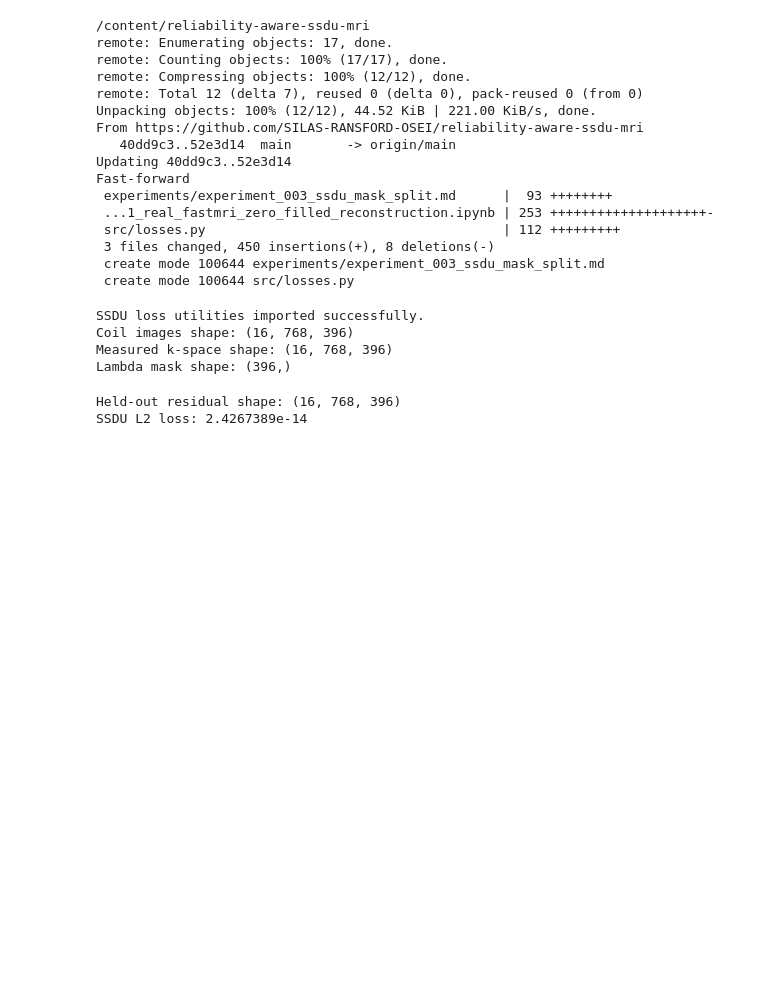
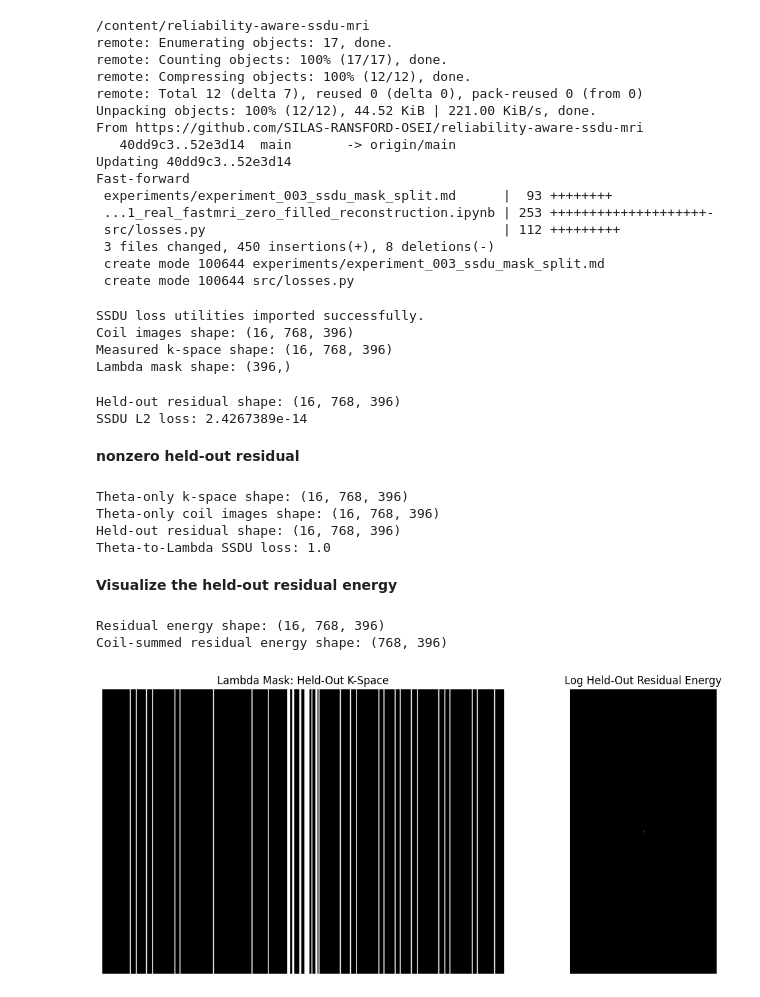
Before and after one commit to SILAS-RANSFORD-OSEI/reliability-aware-ssdu-mri, a Jupyter notebook: notebooks/01_real_fastmri_zero_filled_reconstruction.ipynb, the cells around one changed output. Drawn from its saved outputs; the diff is of its cells as text; code cells hidden in the pictures; blank space fills up the shorter version.

Commit message:
Update notebook with backprojected held-out residual energy

```diff
--- a/notebooks/01_real_fastmri_zero_filled_reconstruction.ipynb
+++ b/notebooks/01_real_fastmri_zero_filled_reconstruction.ipynb
@@ -590,3 +590,71 @@ print("SSDU L2 loss:", loss)
 # %% [output]
 Held-out residual shape: (16, 768, 396)
 SSDU L2 loss: 2.4267389e-14
+# %% [markdown]
+**nonzero held-out residual**
+# %%
+from losses import heldout_kspace_residual, ssdu_l2_loss, expand_mask
+from transforms import ifft2c
+import numpy as np
+
+# Expand Theta mask to match multicoil k-space shape
+theta_expanded = expand_mask(theta_mask, kspace_slice.shape)
+
+# Use only Theta k-space for reconstruction
+kspace_theta = theta_expanded * kspace_slice
+
+# Reconstruct coil images from Theta only
+coil_images_theta = ifft2c(kspace_theta)
+
+# Evaluate against held-out Lambda measurements
+residual_theta_lambda = heldout_kspace_residual(
+    reconstructed_coil_images=coil_images_theta,
+    measured_kspace=kspace_slice,
+    lambda_mask=lambda_mask,
+)
+
+loss_theta_lambda = ssdu_l2_loss(
+    reconstructed_coil_images=coil_images_theta,
+    measured_kspace=kspace_slice,
+    lambda_mask=lambda_mask,
+)
+
+print("Theta-only k-space shape:", kspace_theta.shape)
+print("Theta-only coil images shape:", coil_images_theta.shape)
+print("Held-out residual shape:", residual_theta_lambda.shape)
+print("Theta-to-Lambda SSDU loss:", loss_theta_lambda)
+# %% [output]
+Theta-only k-space shape: (16, 768, 396)
+Theta-only coil images shape: (16, 768, 396)
+Held-out residual shape: (16, 768, 396)
+Theta-to-Lambda SSDU loss: 1.0
+# %% [markdown]
+**Visualize the held-out residual energy**
+# %%
+# Compute residual energy in k-space
+residual_energy = np.abs(residual_theta_lambda) ** 2
+
+# Sum across coils for visualization
+residual_energy_coil_sum = residual_energy.sum(axis=0)
+
+print("Residual energy shape:", residual_energy.shape)
+print("Coil-summed residual energy shape:", residual_energy_coil_sum.shape)
+
+plt.figure(figsize=(12, 5))
+
+plt.subplot(1, 2, 1)
+plt.imshow(lambda_mask[None, :], cmap="gray", aspect="auto")
+plt.title("Lambda Mask: Held-Out K-Space")
+plt.axis("off")
+
+plt.subplot(1, 2, 2)
+plt.imshow(np.log1p(residual_energy_coil_sum), cmap="gray")
+plt.title("Log Held-Out Residual Energy")
+plt.axis("off")
+
+plt.tight_layout()
+plt.show()
+# %% [output]
+Residual energy shape: (16, 768, 396)
+Coil-summed residual energy shape: (768, 396)
+[figure, added]
```
Also changed, not shown: parts of 2 cells of this notebook.
